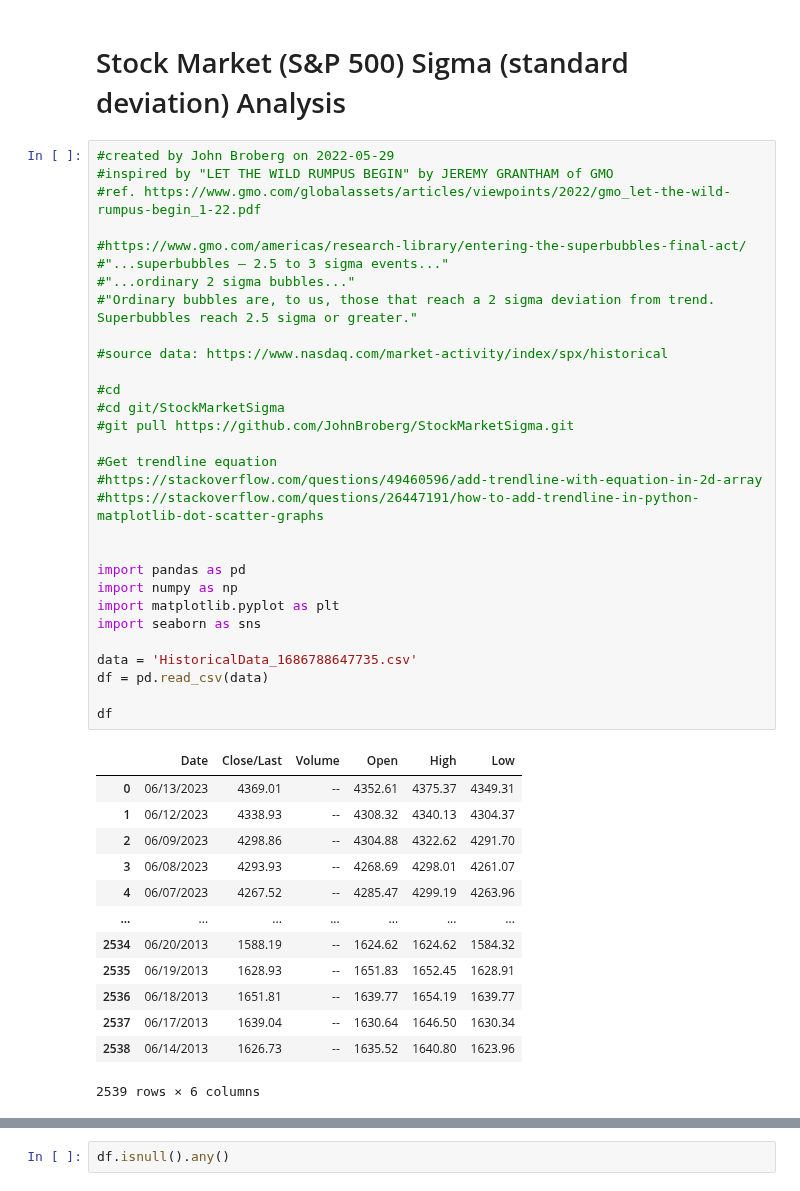
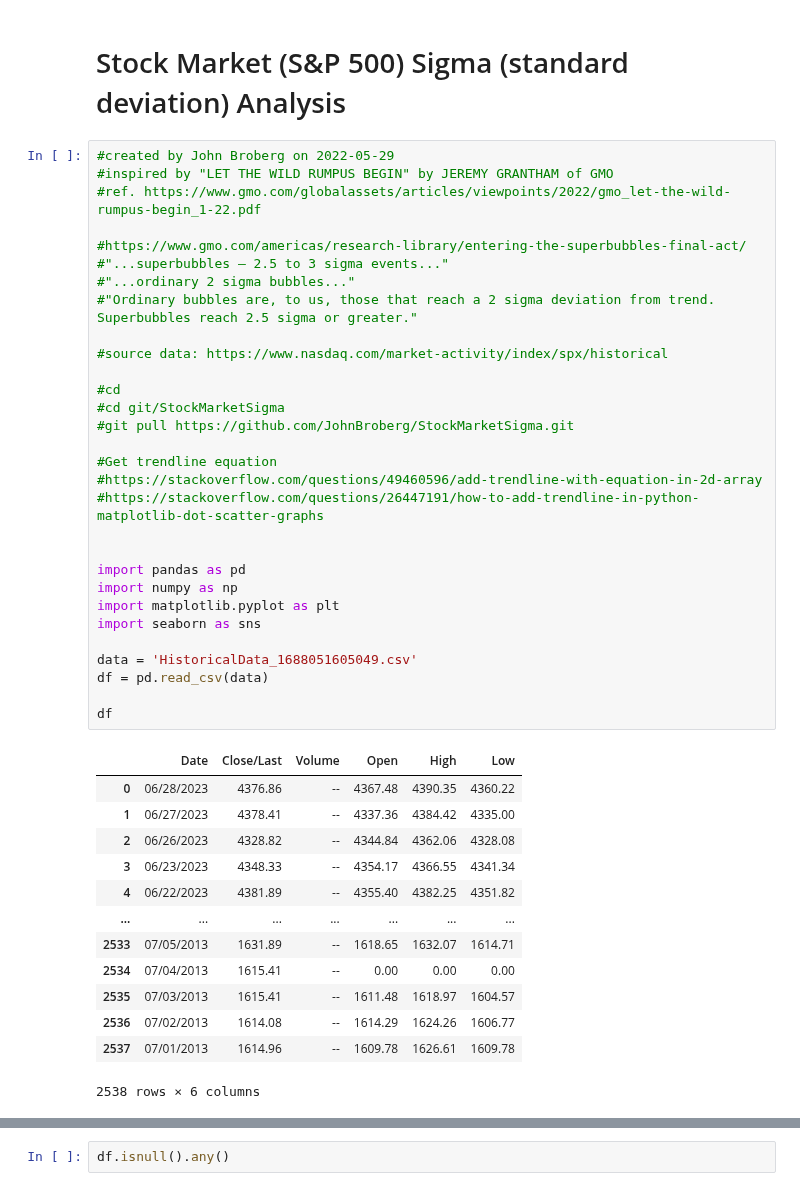
Before and after one commit to JohnBroberg/StockMarketSigma, a Jupyter notebook: StockMarketSigma.ipynb, the cells around one changed output, grey strips where cells are left out. Saved outputs shown, nothing was run; the diff lists cells and outputs as text.

```diff
--- a/StockMarketSigma.ipynb
+++ b/StockMarketSigma.ipynb
@@ -4,46 +4,46 @@
 #created by John Broberg on 2022-05-29
 #inspired by "LET THE WILD RUMPUS BEGIN" by JEREMY GRANTHAM of GMO
 #ref. https://www.gmo.com/globalassets/articles/viewpoints/2022/gmo_let-the-wild-rumpus-begin_1-22.pdf
 
 #https://www.gmo.com/americas/research-library/entering-the-superbubbles-final-act/
 #"...superbubbles – 2.5 to 3 sigma events..."
 #"...ordinary 2 sigma bubbles..."
 #"Ordinary bubbles are, to us, those that reach a 2 sigma deviation from trend. Superbubbles reach 2.5 sigma or greater."
 
 #source data: https://www.nasdaq.com/market-activity/index/spx/historical
 
 #cd
 #cd git/StockMarketSigma
 #git pull https://github.com/JohnBroberg/StockMarketSigma.git
 
 #Get trendline equation
 #https://stackoverflow.com/questions/49460596/add-trendline-with-equation-in-2d-array
 #https://stackoverflow.com/questions/26447191/how-to-add-trendline-in-python-matplotlib-dot-scatter-graphs
 
 
 import pandas as pd
 import numpy as np
 import matplotlib.pyplot as plt
 import seaborn as sns
 
-data = 'HistoricalData_1686788647735.csv'
+data = 'HistoricalData_1688051605049.csv'
 df = pd.read_csv(data)
 
 df
 # %% [output]
 |  | Date | Close/Last | Volume | Open | High | Low |
-| 0 | 06/13/2023 | 4369.01 | -- | 4352.61 | 4375.37 | 4349.31 |
-| 1 | 06/12/2023 | 4338.93 | -- | 4308.32 | 4340.13 | 4304.37 |
-| 2 | 06/09/2023 | 4298.86 | -- | 4304.88 | 4322.62 | 4291.70 |
-| 3 | 06/08/2023 | 4293.93 | -- | 4268.69 | 4298.01 | 4261.07 |
-| 4 | 06/07/2023 | 4267.52 | -- | 4285.47 | 4299.19 | 4263.96 |
+| 0 | 06/28/2023 | 4376.86 | -- | 4367.48 | 4390.35 | 4360.22 |
+| 1 | 06/27/2023 | 4378.41 | -- | 4337.36 | 4384.42 | 4335.00 |
+| 2 | 06/26/2023 | 4328.82 | -- | 4344.84 | 4362.06 | 4328.08 |
+| 3 | 06/23/2023 | 4348.33 | -- | 4354.17 | 4366.55 | 4341.34 |
+| 4 | 06/22/2023 | 4381.89 | -- | 4355.40 | 4382.25 | 4351.82 |
 | ... | ... | ... | ... | ... | ... | ... |
-| 2534 | 06/20/2013 | 1588.19 | -- | 1624.62 | 1624.62 | 1584.32 |
-| 2535 | 06/19/2013 | 1628.93 | -- | 1651.83 | 1652.45 | 1628.91 |
-| 2536 | 06/18/2013 | 1651.81 | -- | 1639.77 | 1654.19 | 1639.77 |
-| 2537 | 06/17/2013 | 1639.04 | -- | 1630.64 | 1646.50 | 1630.34 |
-| 2538 | 06/14/2013 | 1626.73 | -- | 1635.52 | 1640.80 | 1623.96 |
+| 2533 | 07/05/2013 | 1631.89 | -- | 1618.65 | 1632.07 | 1614.71 |
+| 2534 | 07/04/2013 | 1615.41 | -- | 0.00 | 0.00 | 0.00 |
+| 2535 | 07/03/2013 | 1615.41 | -- | 1611.48 | 1618.97 | 1604.57 |
+| 2536 | 07/02/2013 | 1614.08 | -- | 1614.29 | 1624.26 | 1606.77 |
+| 2537 | 07/01/2013 | 1614.96 | -- | 1609.78 | 1626.61 | 1609.78 |
-2539 rows × 6 columns
+2538 rows × 6 columns
 # %%
 df.describe()
 # %% [output]
```
Also changed, not shown: parts of 15 cells of this notebook, 2 other files.
